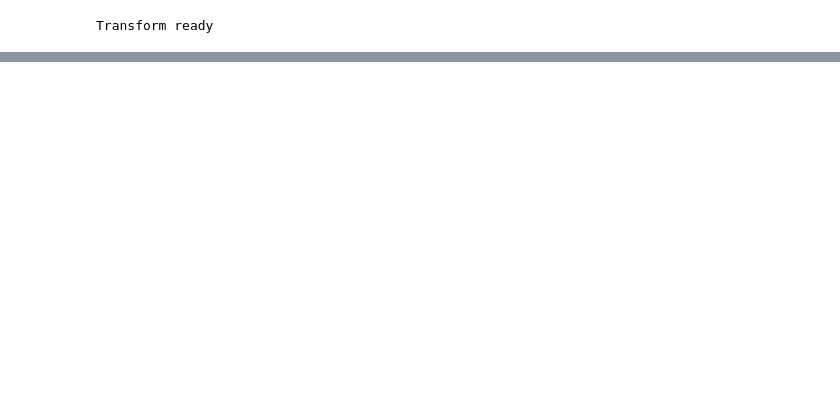
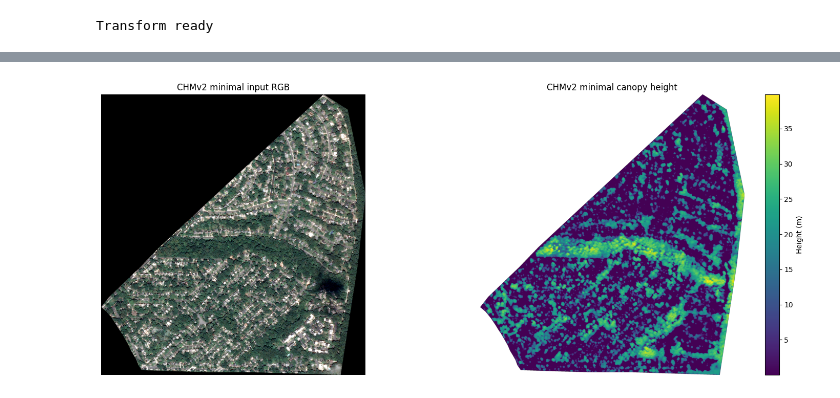
Before and after one commit to manoj-revealgc/electric-pole-analysis, a Jupyter notebook: notebooks/04_run_chmv2_minimal.ipynb, the cells around one changed output, grey strips where cells are left out. Cells and saved outputs as stored; diff of their text form; code cells hidden in the pictures; blank space fills up the shorter version.

Commit message:
Add CHMv2 minimal notebook

```diff
--- a/notebooks/04_run_chmv2_minimal.ipynb
+++ b/notebooks/04_run_chmv2_minimal.ipynb
@@ -115,4 +96,6 @@ Width x Height: 2632 2796
 # %%
+dinov3_repo_dir = Path("/content/dinov3")
+
 if str(dinov3_repo_dir) not in sys.path:
     sys.path.append(str(dinov3_repo_dir))
 
@@ -216,6 +189,5 @@ def predict_tile(tile: np.ndarray) -> np.ndarray:
 # %%
-TILE_SIZE = 512
-OVERLAP = 64
+output_chm_path = output_dir / f"chmv2_minimal_tile{TILE_SIZE}_ov{OVERLAP}.tif"
 
 with rasterio.open(input_path) as src:
     profile = src.profile.copy()
@@ -231,13 +203,10 @@ with rasterio.open(input_path) as src:
     prediction_weight = np.zeros((height, width), dtype=np.float32)
 
     total_tiles = len(row_starts) * len(col_starts)
-    tile_index = 0
     print("Total tiles:", total_tiles)
 
     for row_idx, row_start in enumerate(tqdm(row_starts, desc="row tiles")):
         for col_idx, col_start in enumerate(col_starts):
-            tile_index += 1
-
             window_height = min(TILE_SIZE, height - row_start)
             window_width = min(TILE_SIZE, width - col_start)
             window = Window(col_off=col_start, row_off=row_start, width=window_width, height=window_height)
@@ -269,0 +258,28 @@ Total tiles: 42
+# %%
+rgb = np.moveaxis(rgb_preview, 0, -1)
+rgb_disp = rgb.astype(np.float32).copy()
+
+for b in range(3):
+    valid = rgb_disp[..., b] > 0
+    if valid.any():
+        p2, p98 = np.percentile(rgb_disp[..., b][valid], (2, 98))
+        if p98 > p2:
+            rgb_disp[..., b] = np.clip((rgb_disp[..., b] - p2) / (p98 - p2), 0, 1)
+
+plt.figure(figsize=(16, 6))
+
+plt.subplot(1, 2, 1)
+plt.imshow(rgb_disp)
+plt.title("CHMv2 minimal input RGB")
+plt.axis("off")
+
+plt.subplot(1, 2, 2)
+plt.imshow(canopy_height, cmap="viridis")
+plt.title("CHMv2 minimal canopy height")
+plt.colorbar(label="Height (m)")
+plt.axis("off")
+
+plt.tight_layout()
+plt.show()
+# %% [output]
+[figure, added]
```
Also changed, not shown: parts of 23 cells of this notebook.
